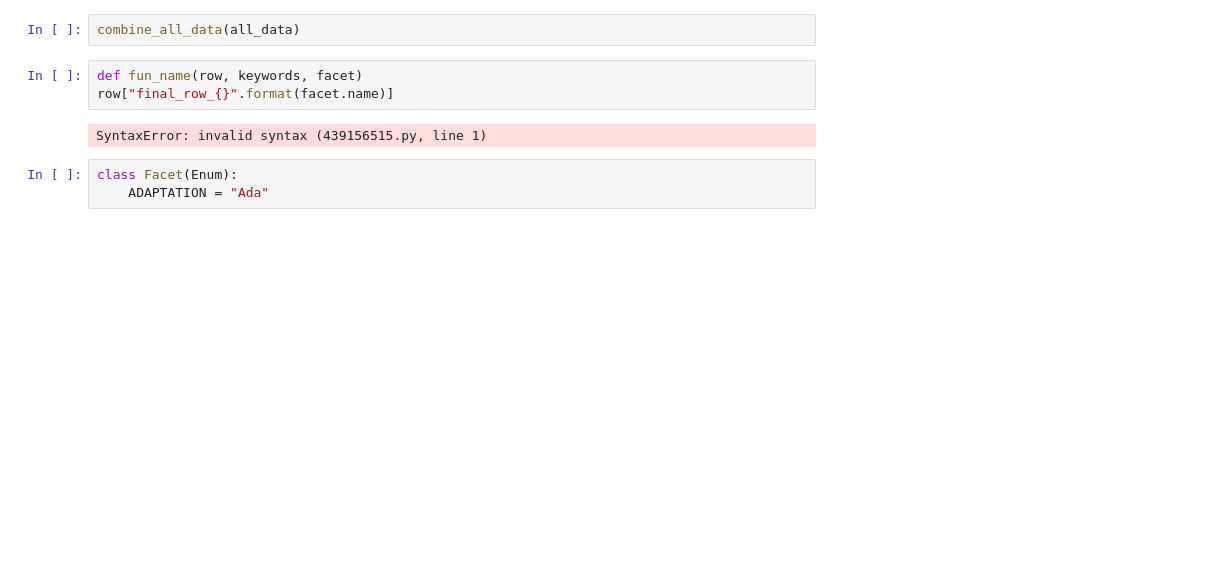
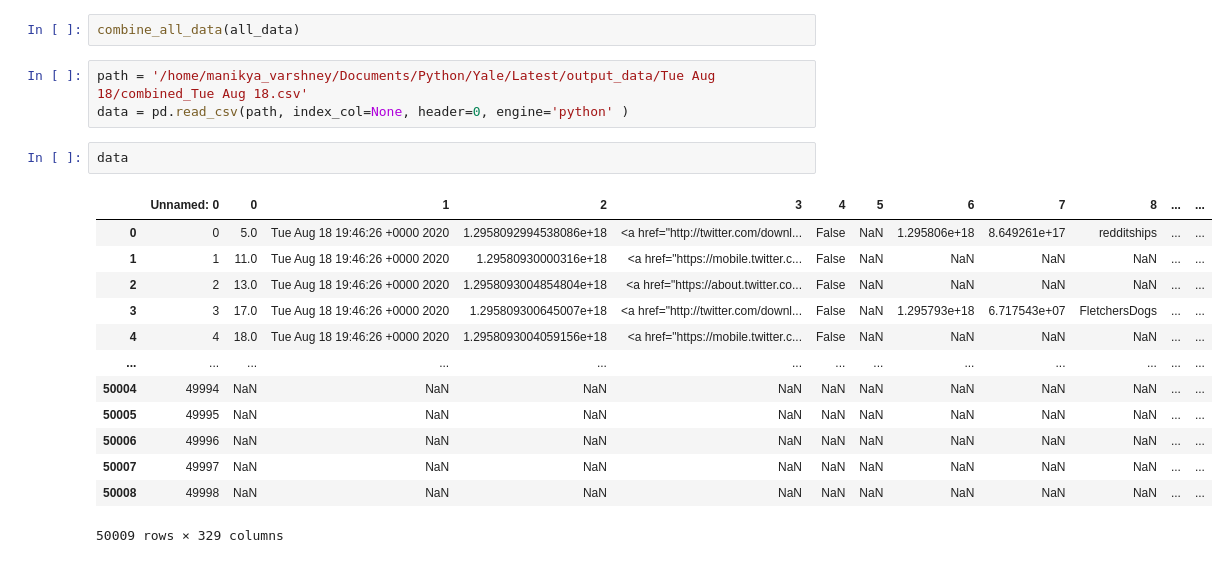
Before and after one commit to Manikya-Varshney/Twitter-Analysis, a Jupyter notebook: Latest/Data_Cleaning_and_Analysis_V2.ipynb, the cells around one changed output. Drawn from its saved outputs; the diff is of its cells as text; blank space fills up the shorter version.

Commit message:
Facets and Cleaning

```diff
--- a/Latest/Data_Cleaning_and_Analysis_V2.ipynb
+++ b/Latest/Data_Cleaning_and_Analysis_V2.ipynb
@@ -408,10 +397,21 @@ time =  4.577805995941162
 # %%
 combine_all_data(all_data)
-# %%
-def fun_name(row, keywords, facet)
-row["final_row_{}".format(facet.name)]
-# %% [output]
-SyntaxError: invalid syntax (439156515.py, line 1)
-# %%
-class Facet(Enum):
-    ADAPTATION = "Ada"
+# %%
+path = '/home/manikya_varshney/Documents/Python/Yale/Latest/output_data/Tue Aug 18/combined_Tue Aug 18.csv'
+data = pd.read_csv(path, index_col=None, header=0, engine='python' )
+# %%
+data
+# %% [output]
+|  | Unnamed: 0 | 0 | 1 | 2 | 3 | 4 | 5 | 6 | 7 | 8 | ... | ... |
+| 0 | 0 | 5.0 | Tue Aug 18 19:46:26 +0000 2020 | 1.2958092994538086e+18 | <a href="http://twitter.com/downl... | False | NaN | 1.295806e+18 | 8.649261e+17 | redditships | ... | ... |
+| 1 | 1 | 11.0 | Tue Aug 18 19:46:26 +0000 2020 | 1.29580930000316e+18 | <a href="https://mobile.twitter.c... | False | NaN | NaN | NaN | NaN | ... | ... |
+| 2 | 2 | 13.0 | Tue Aug 18 19:46:26 +0000 2020 | 1.2958093004854804e+18 | <a href="https://about.twitter.co... | False | NaN | NaN | NaN | NaN | ... | ... |
+| 3 | 3 | 17.0 | Tue Aug 18 19:46:26 +0000 2020 | 1.295809300645007e+18 | <a href="http://twitter.com/downl... | False | NaN | 1.295793e+18 | 6.717543e+07 | FletchersDogs | ... | ... |
+| 4 | 4 | 18.0 | Tue Aug 18 19:46:26 +0000 2020 | 1.2958093004059156e+18 | <a href="https://mobile.twitter.c... | False | NaN | NaN | NaN | NaN | ... | ... |
+| ... | ... | ... | ... | ... | ... | ... | ... | ... | ... | ... | ... | ... |
+| 50004 | 49994 | NaN | NaN | NaN | NaN | NaN | NaN | NaN | NaN | NaN | ... | ... |
+| 50005 | 49995 | NaN | NaN | NaN | NaN | NaN | NaN | NaN | NaN | NaN | ... | ... |
+| 50006 | 49996 | NaN | NaN | NaN | NaN | NaN | NaN | NaN | NaN | NaN | ... | ... |
+| 50007 | 49997 | NaN | NaN | NaN | NaN | NaN | NaN | NaN | NaN | NaN | ... | ... |
+| 50008 | 49998 | NaN | NaN | NaN | NaN | NaN | NaN | NaN | NaN | NaN | ... | ... |
+50009 rows × 329 columns
```
Also changed, not shown: parts of 8 cells of this notebook, 2 other files.
